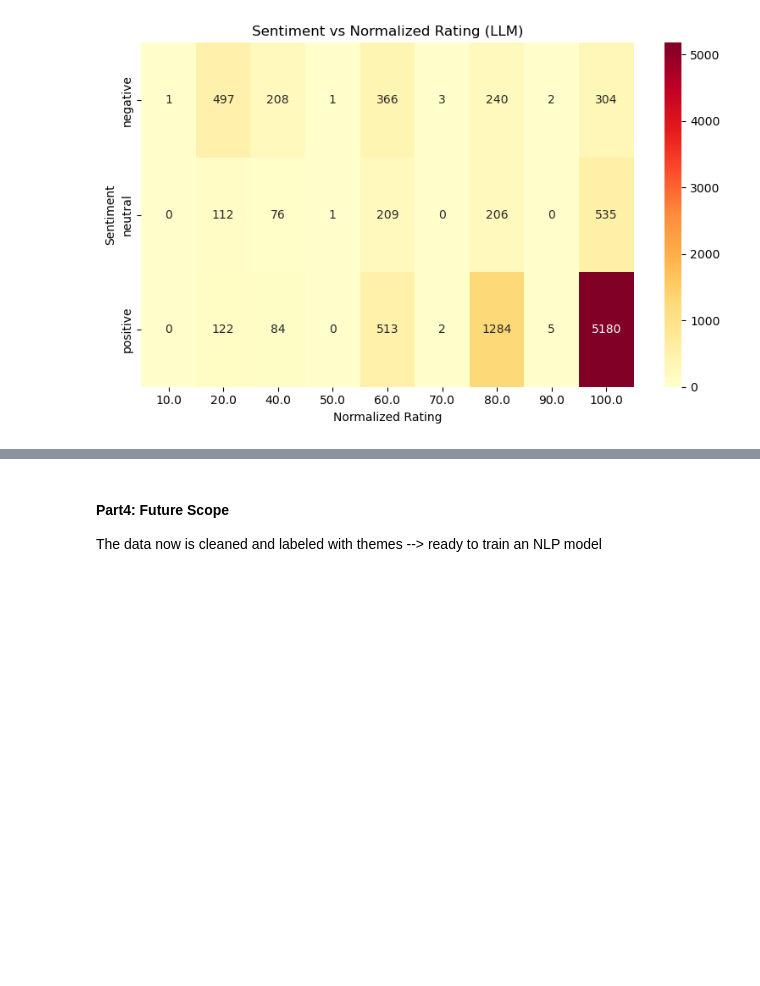
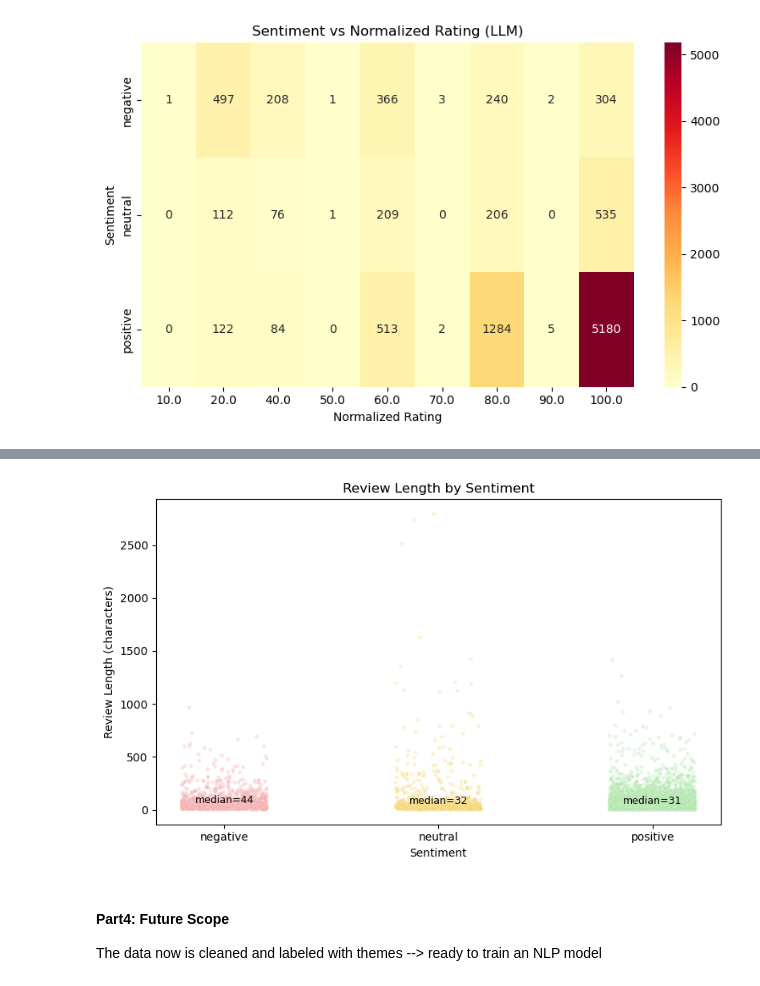
Before and after one commit to jadkrisht98/NLP_Project, a Jupyter notebook: Final_Notebook.ipynb, the cells around one changed output, grey strips where cells are left out. Cells and saved outputs as stored; diff of their text form; code cells hidden in the pictures; blank space fills up the shorter version.

```diff
--- a/Final_Notebook.ipynb
+++ b/Final_Notebook.ipynb
@@ -1582,3 +1538,50 @@ plt.show()
+# %%
+# Scatterplot review length in character vs sentiment
+final_df['review_length'] = final_df['clean_content'].astype(str).apply(len)
+
+sentiment_pos = {s: i for i, s in enumerate(sentiment_order)}
+plot_df = final_df.assign(
+    sentiment_num=final_df['sentiment_LLM'].map(sentiment_pos),
+    jitter=np.random.uniform(-0.2, 0.2, size=len(final_df))
+)
+
+# Darker colors for dots
+dot_colors = {
+    'negative': '#C0392B',
+    'neutral': '#B9770E',
+    'positive': '#1E8449'
+}
+
+plt.figure(figsize=(8, 5))
+ax = sns.scatterplot(
+    data=plot_df,
+    x=plot_df['sentiment_num'] + plot_df['jitter'],
+    y='review_length',
+    hue='sentiment_LLM',
+    palette=dot_colors,
+    legend=False,
+    alpha=0.4,
+    s=12
+)
+
+ax.set_xticks(range(len(sentiment_order)))
+ax.set_xticklabels(sentiment_order)
+
+medians = (
+    final_df.groupby('sentiment_LLM')['review_length']
+    .median()
+    .reindex(sentiment_order)
+)
+for i, s in enumerate(sentiment_order):
+    ax.text(i, medians[s], f"median={medians[s]:.0f}", ha='center', va='bottom', fontsize=9)
+
+plt.title('Review Length by Sentiment')
+plt.xlabel('Sentiment')
+plt.ylabel('Review Length (characters)')
+plt.tight_layout()
+plt.show()
+# %% [output]
+[figure, added]
 # %% [markdown]
 #### Part4: Future Scope
 
```
Also changed, not shown: parts of 14 cells of this notebook, 1 other file.
